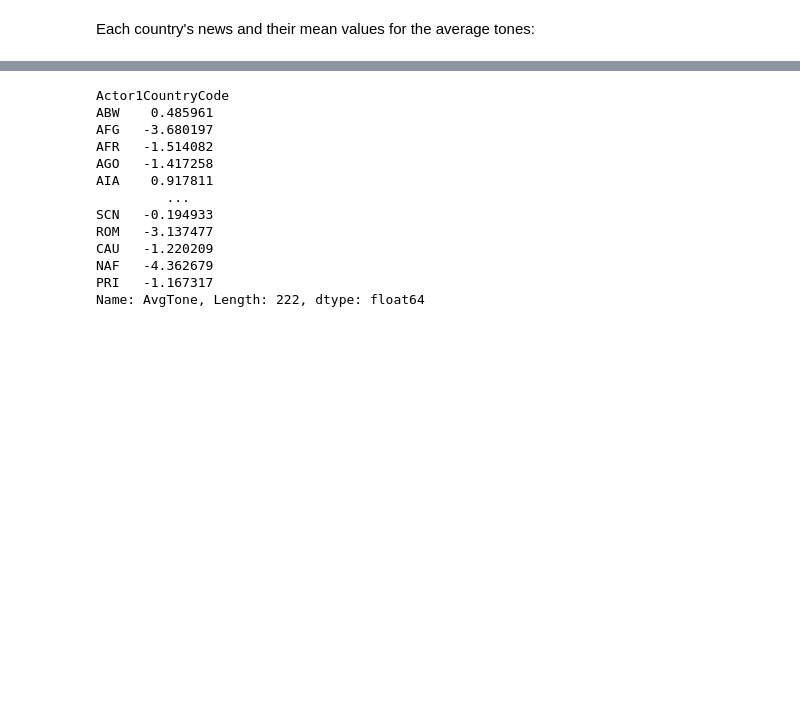
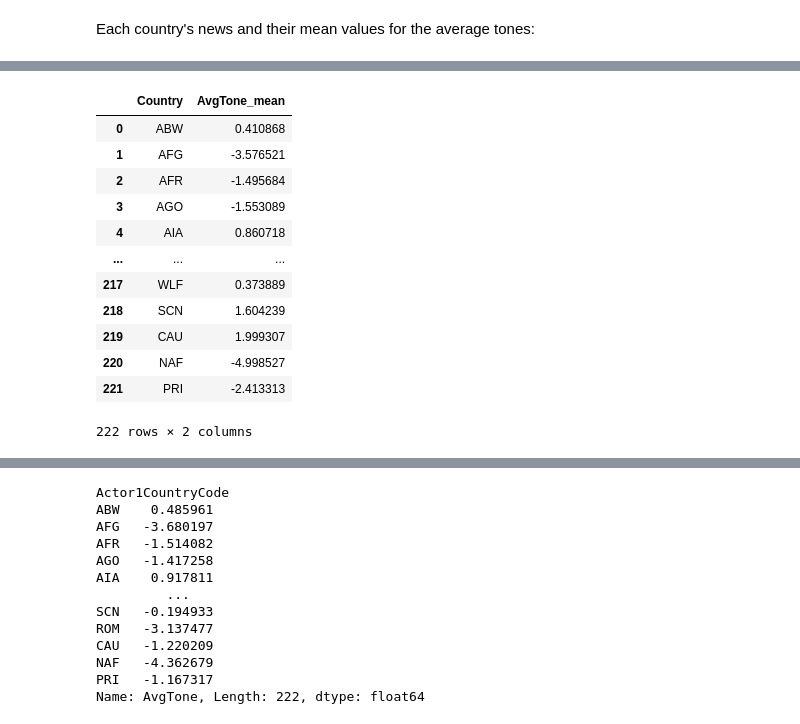
Before and after one commit to beixuan-jia/502final, a Jupyter notebook: EDA.ipynb, the cells around one changed output, grey strips where cells are left out. Saved outputs shown, nothing was run; the diff lists cells and outputs as text; code cells hidden in the pictures; blank space fills up the shorter version.

```diff
--- a/EDA.ipynb
+++ b/EDA.ipynb
@@ -191,0 +212,16 @@ Each country's news and their mean values for the average tones:
+# %%
+country_mean_pd
+# %% [output]
+|  | Country | AvgTone_mean |
+| 0 | ABW | 0.410868 |
+| 1 | AFG | -3.576521 |
+| 2 | AFR | -1.495684 |
+| 3 | AGO | -1.553089 |
+| 4 | AIA | 0.860718 |
+| ... | ... | ... |
+| 217 | WLF | 0.373889 |
+| 218 | SCN | 1.604239 |
+| 219 | CAU | 1.999307 |
+| 220 | NAF | -4.998527 |
+| 221 | PRI | -2.413313 |
+222 rows × 2 columns
```
Also changed, not shown: parts of 4 cells of this notebook.
